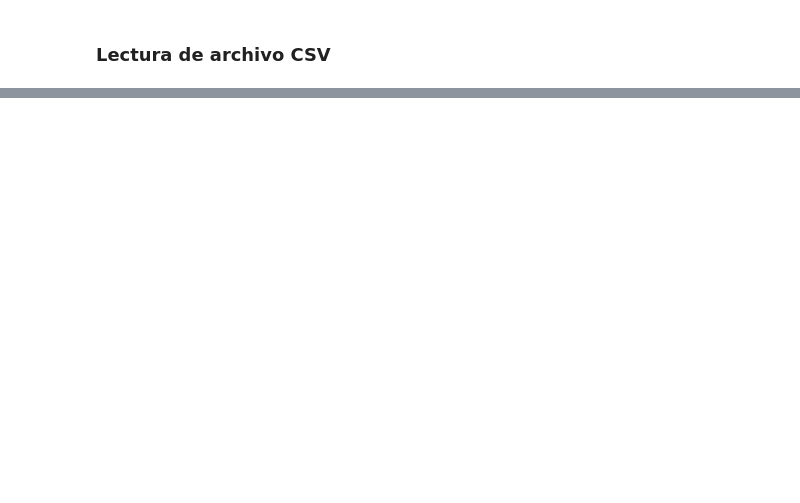
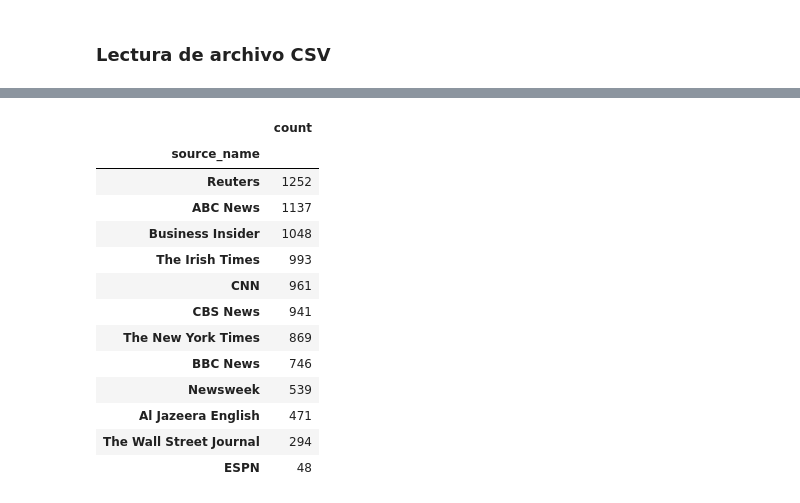
Before and after one commit to GerardoGarcia17/BEDU-DATA-06, a Jupyter notebook: 03_article_analysis.ipynb, the cells around one changed output, grey strips where cells are left out. Saved outputs shown, nothing was run; the diff lists cells and outputs as text; code cells hidden in the pictures; blank space fills up the shorter version.

```diff
--- a/03_article_analysis.ipynb
+++ b/03_article_analysis.ipynb
@@ -23,0 +128,19 @@ data.head()
+# %%
+#Extraer nueva serie
+highest_source = data['source_name'].value_counts()
+highest_source.to_frame()
+# %% [output]
+|  | count |
+| source_name |  |
+| Reuters | 1252 |
+| ABC News | 1137 |
+| Business Insider | 1048 |
+| The Irish Times | 993 |
+| CNN | 961 |
+| CBS News | 941 |
+| The New York Times | 869 |
+| BBC News | 746 |
+| Newsweek | 539 |
+| Al Jazeera English | 471 |
+| The Wall Street Journal | 294 |
+| ESPN | 48 |
```
Also changed, not shown: parts of 13 cells of this notebook.
